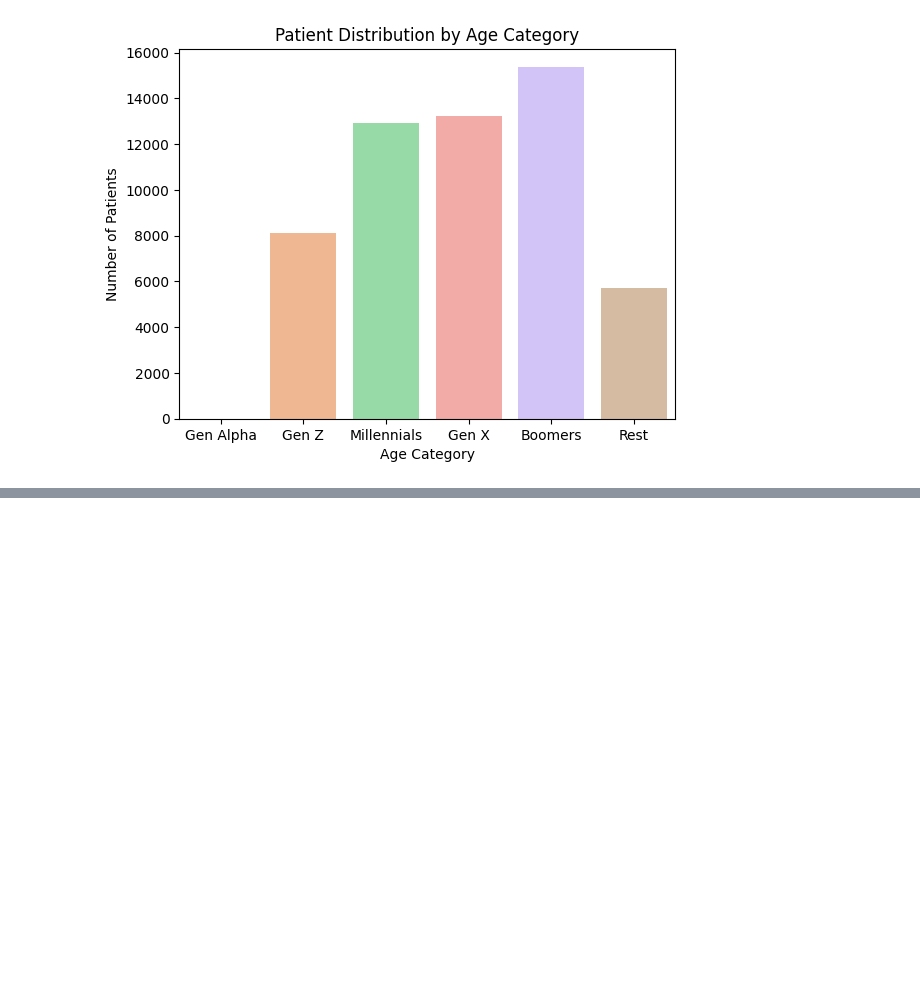
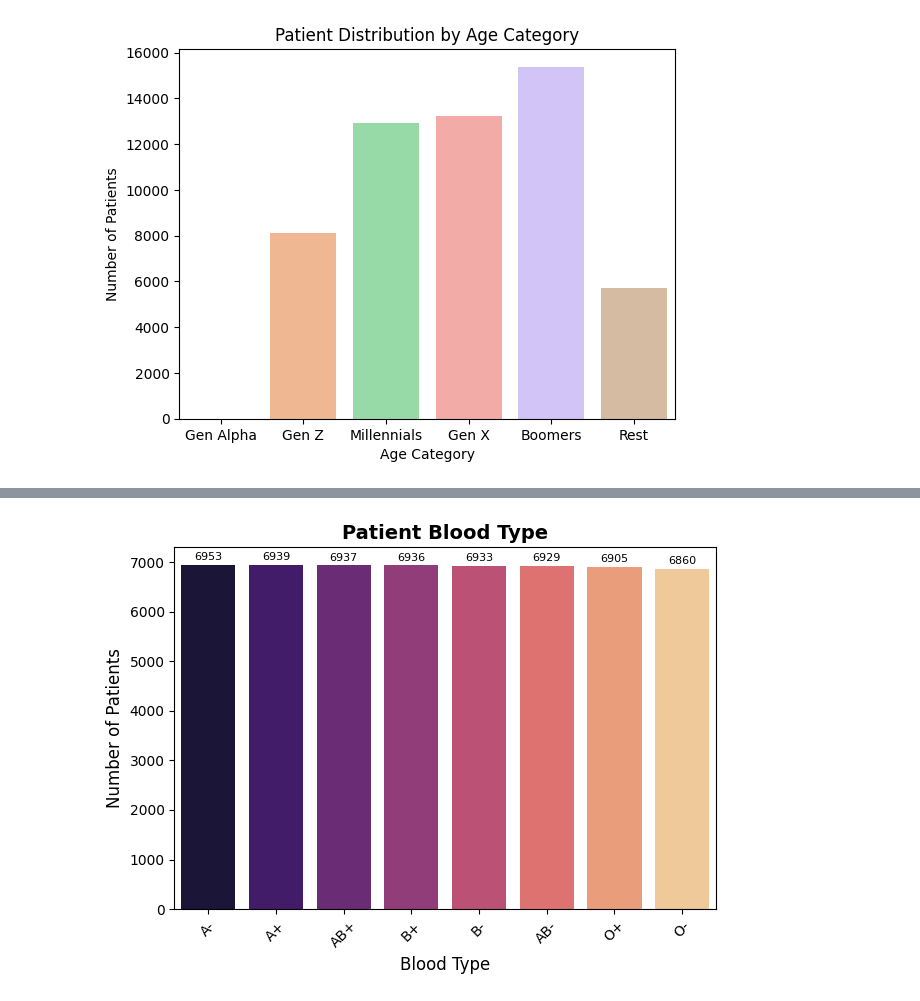
Before and after one commit to PetrovPrs/Projects, a Jupyter notebook: Project 1/Healthcare project.ipynb, the cells around one changed output, grey strips where cells are left out. Cells and saved outputs as stored; diff of their text form; code cells hidden in the pictures; blank space fills up the shorter version.

```diff
--- a/Project 1/Healthcare project.ipynb
+++ b/Project 1/Healthcare project.ipynb
@@ -406,0 +437,2 @@ Text(0, 0.5, 'Number of Patients')
+# %%
+top_blood_type = cleaned_df['Blood Type'].value_counts()
@@ -406,0 +452,17 @@ Text(0, 0.5, 'Number of Patients')
+# %%
+bt = sns.barplot(x=top_blood_type.index,
+            y=top_blood_type.values,
+            palette='magma',
+            hue=top_blood_type.index,
+    legend=False
+)
+for value in bt.containers:
+    bt.bar_label(value, padding=2, fontsize=8)
+plt.title('Patient Blood Type', fontsize=14, fontweight='bold')
+plt.xlabel('Blood Type', fontsize=12)
+plt.ylabel('Number of Patients', fontsize=12)
+plt.xticks(rotation=45)
+plt.tight_layout()
+plt.show()
+# %% [output]
+[figure, added]
```
Also changed, not shown: parts of 6 cells of this notebook, 2 other files.
